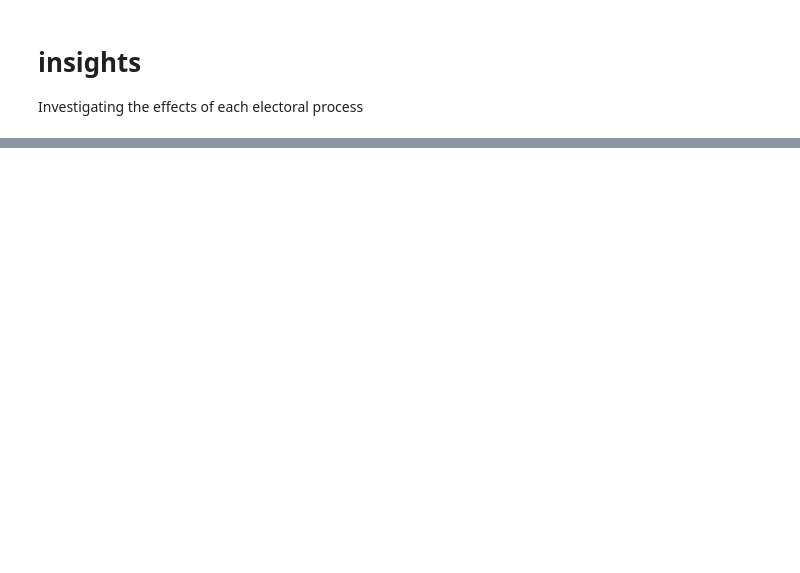
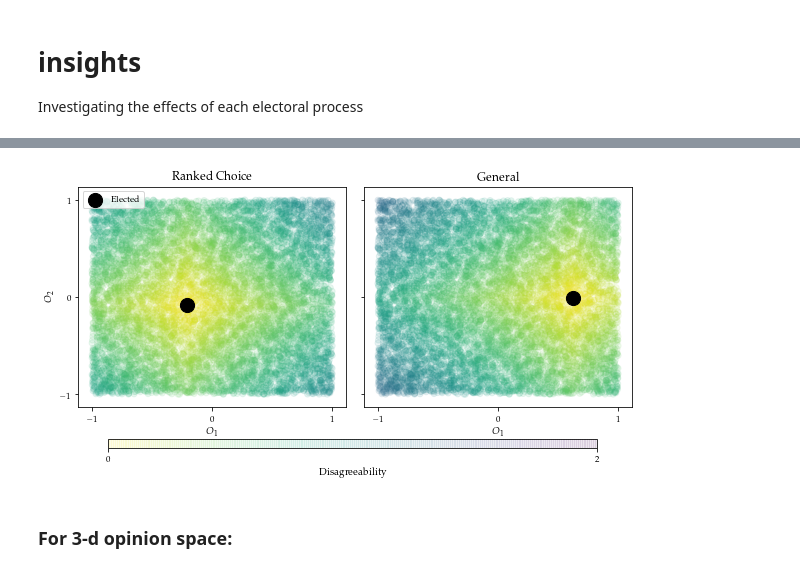
Before and after one commit to danielberenberg/modeling-cplx-sys, a Jupyter notebook: final_project/src/insights.ipynb, the cells around one changed output, grey strips where cells are left out. Cells and saved outputs as stored; diff of their text form; code cells hidden in the pictures; blank space fills up the shorter version.

```diff
--- a/final_project/src/insights.ipynb
+++ b/final_project/src/insights.ipynb
@@ -11,2 +37,38 @@ ep.choose_candidates?
+# %%
+opinion1, opinion2 = zip(*[v.opinions for v in population])
+# %%
+cm = plt.cm.get_cmap('viridis_r')
+
+#f#ig = plt.figure(figsize=(16,8))
+fig, (ax1, ax2) = plt.subplots(1,2, figsize=(8.5,4), sharey=True)
+sc = ax1.scatter(opinion1, opinion2, c=happiness_rc, vmax=2,alpha=0.1, cmap=cm)
+sc = ax2.scatter(opinion1, opinion2, c=happiness_gen, vmax=2,alpha=0.1, cmap=cm)
+
+ax1.scatter(*elected_rc.opinions, label='Elected',s=200,color='k')
+ax2.scatter(*elected_gen.opinions, label='Elected',s=200,color='k')
+
+fig.subplots_adjust(right=0.8)
+cbar_ax = fig.add_axes([0.12, 0.001, 0.8, 0.03])
+cbar = fig.colorbar(sc, ticks=[0,2], orientation='horizontal', cax=cbar_ax)
+cbar.set_label('Disagreeability')
+
+ax1.set_xlabel(r"$O_1$")
+ax1.set_ylabel(r"$O_2$")
+ax2.set_xlabel(r"$O_1$")
+
+ax1.set_xticks(np.arange(-1,1.1,1))
+ax1.set_yticks(np.arange(-1,1.1,1))
+ax2.set_xticks(np.arange(-1,1.1,1))
+ax2.set_yticks(np.arange(-1,1.1,1))
+ax1.set_title("Ranked Choice")
+ax2.set_title("General")
+ax1.legend()
+plt.tight_layout()
+plt.savefig("figs/rc-gen_anecdotal_comparison-2D.pdf",bbox_inches='tight')
+plt.show()
+# %% [output]
+[figure, added]
+# %% [markdown]
+### For 3-d opinion space:
 # %%
 ep.Voter.reset_ids()
```
Also changed, not shown: parts of 16 cells of this notebook, 4 other files.
